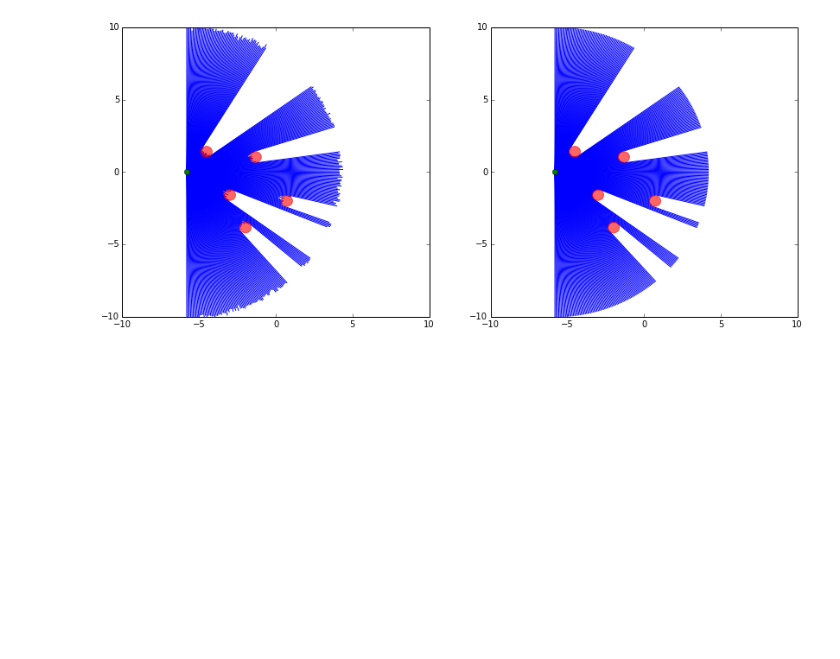
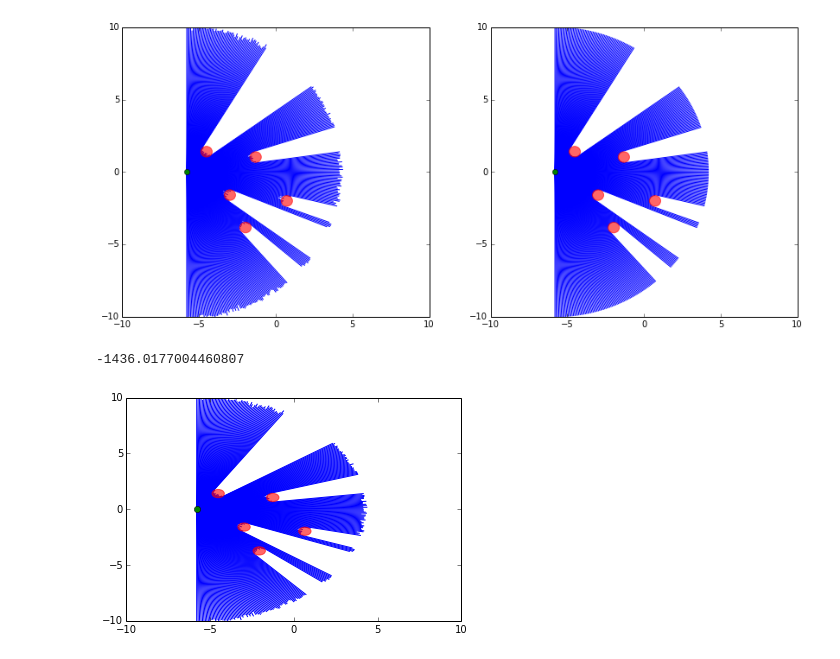
Before and after one commit to BayesianLogic/ppaml-slam, a Jupyter notebook: python-src/ppaml_car/explore_ransac.ipynb, the cells around one changed output. Cells and saved outputs as stored; diff of their text form; code cells hidden in the pictures; blank space fills up the shorter version.

```diff
--- a/python-src/ppaml_car/explore_ransac.ipynb
+++ b/python-src/ppaml_car/explore_ransac.ipynb
@@ -115,3 +116,18 @@ lasers.plot_lasers(lx, ly, lt, laser_angles, laser_max_range, got_obstacles, got
 # %% [output]
 Got 5 obstacles; llik=-463.495011851
 [figure]
+# %%
+# Compute reference values for TestLaserLogic.testScorer().
+
+scoring_laser_std = 2.0
+# obstacles = np.empty((0, 3))
+obstacles = np.array([[-1.96662485, -3.83856845, 0.37], [-2.99756189, -1.58839905, 0.37]])
+obst_lasers = fast.readings_for_obstacles(lx, ly, lt, laser_angles, laser_max_range, obstacles)
+norm_log_pdf_id_cov(obs_lasers, obst_lasers, scoring_laser_std)
+# %% [output]
+-1436.0177004460807
+# %%
+java_obstacles = np.array([(-2.0692934591273775, -3.735876711864441, 0.37), (-2.976354931908371, -1.6004005207925434, 0.37), (0.6566757021698448, -1.9761059378869572, 0.37), (-1.2588010435425874, 1.0489087537153128, 0.37), (-4.5223927164012165, 1.398722725960127, 0.37)])
+lasers.plot_lasers(lx, ly, lt, laser_angles, laser_max_range, java_obstacles, obs_lasers, plt.gca())
+# %% [output]
+[figure, added]
```
Also changed, not shown: parts of 2 cells of this notebook, 4 other files.
